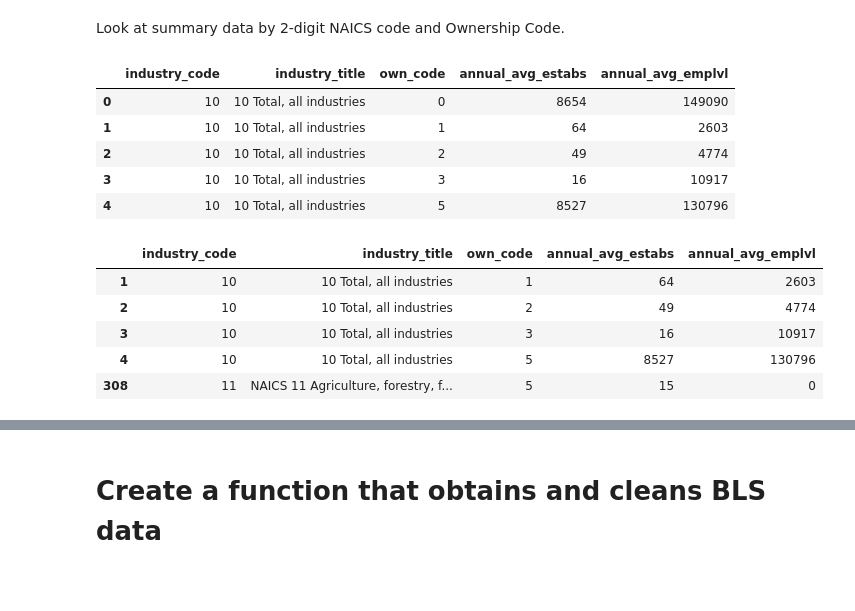
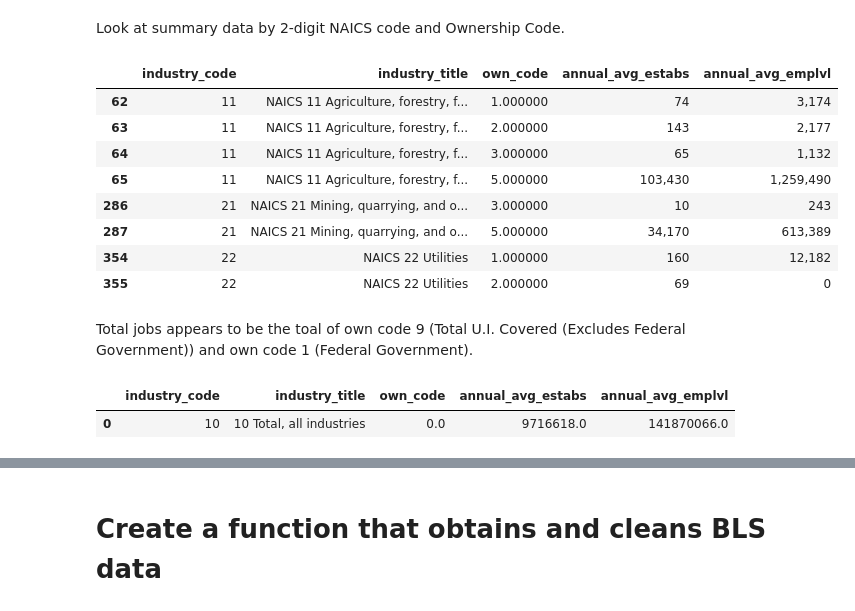
Before and after one commit to npr99/PlanningMethods, a Jupyter notebook: Location_Quotient_Using_BLS_QCEW.ipynb, the cells around one changed output, grey strips where cells are left out. Cells and saved outputs as stored; diff of their text form; code cells hidden in the pictures; blank space fills up the shorter version.

Commit message:
fixed issue with total jobs

```diff
--- a/Location_Quotient_Using_BLS_QCEW.ipynb
+++ b/Location_Quotient_Using_BLS_QCEW.ipynb
@@ -70,7 +70,7 @@ area_title
 # %% [output]
 'Chatham County, Georgia'
 # %%
-blsqcew = pd.read_csv('http://data.bls.gov/cew/data/api/2016/a/area/13051.csv')
+blsqcew = pd.read_csv('http://data.bls.gov/cew/data/api/2016/a/area/US000.csv')
 blsqcew.head()
 # %% [output]
 |  | area_fips | own_code | industry_code | agglvl_code | size_code | year | qtr | disclosure_code | ... |
@@ -136,7 +139,7 @@ blsqcew_titles = pd.merge(left = industry_titles_df,
                           right = blsqcew,
                           left_on = 'industry_code',
                           right_on = 'industry_code',
-                          how = 'right')
+                          how = 'outer')
 blsqcew_titles.head()
 # %% [output]
 |  | industry_code | industry_title | area_fips | own_code | agglvl_code | size_code | year | qtr | ... |
@@ -185,0 +202,11 @@ blsqcew_titles[['industry_title','annual_avg_estabs','annual_avg_emplvl','lq_ann
+# %%
+blsqcew_titles.loc[:,'NAICS digits'] = 0
+blsqcew_titles.loc[(blsqcew_titles['industry_code'].str.len()==2) |
+    (blsqcew_titles['industry_code'].str.contains("-")),'NAICS digits'] = 2
+blsqcew_titles.loc[(blsqcew_titles['industry_code'].str.len()==3),'NAICS digits'] = 3
+blsqcew_titles.loc[(blsqcew_titles['industry_code'].str.len()==4),'NAICS digits'] = 4
+blsqcew_titles.loc[(blsqcew_titles['industry_code'].str.len()==5),'NAICS digits'] = 5
+blsqcew_titles.loc[(blsqcew_titles['industry_code'].str.len()==6),'NAICS digits'] = 6
+blsqcew_titles.loc[(blsqcew_titles['industry_code'].str.startswith('10')),'NAICS digits'] = 0
+blsqcew_titles.\
+pivot_table(values='annual_avg_emplvl',index = 'NAICS digits',aggfunc=np.sum)
@@ -187,27 +234,29 @@ blsqcew_titles[['industry_title','annual_avg_estabs','annual_avg_emplvl','lq_ann
 Look at summary data by 2-digit NAICS code and Ownership Code.
 # %%
 blsqcew_2digit = blsqcew_titles[['industry_code','industry_title','own_code','annual_avg_estabs','annual_avg_emplvl']].\
-loc[(blsqcew_titles['industry_code'].str.len()==2) |
-    (blsqcew_titles['industry_code'].str.contains("-"))].sort_values(by=['industry_code','own_code'])
-blsqcew_2digit.head()
+loc[(blsqcew_titles['NAICS digits']==2)].sort_values(by=['industry_code','own_code'])
+varformat = {('annual_avg_emplvl'): "{:,.0f}", ('annual_avg_estabs'):"{:,.0f}"}
+blsqcew_2digit.head(8).style\
+     .format(varformat)
 # %% [output]
 |  | industry_code | industry_title | own_code | annual_avg_estabs | annual_avg_emplvl |
-| 0 | 10 | 10 Total, all industries | 0 | 8654 | 149090 |
-| 1 | 10 | 10 Total, all industries | 1 | 64 | 2603 |
-| 2 | 10 | 10 Total, all industries | 2 | 49 | 4774 |
-| 3 | 10 | 10 Total, all industries | 3 | 16 | 10917 |
-| 4 | 10 | 10 Total, all industries | 5 | 8527 | 130796 |
+| 62 | 11 | NAICS 11 Agriculture, forestry, f... | 1.000000 | 74 | 3,174 |
+| 63 | 11 | NAICS 11 Agriculture, forestry, f... | 2.000000 | 143 | 2,177 |
+| 64 | 11 | NAICS 11 Agriculture, forestry, f... | 3.000000 | 65 | 1,132 |
+| 65 | 11 | NAICS 11 Agriculture, forestry, f... | 5.000000 | 103,430 | 1,259,490 |
+| 286 | 21 | NAICS 21 Mining, quarrying, and o... | 3.000000 | 10 | 243 |
+| 287 | 21 | NAICS 21 Mining, quarrying, and o... | 5.000000 | 34,170 | 613,389 |
+| 354 | 22 | NAICS 22 Utilities | 1.000000 | 160 | 12,182 |
+| 355 | 22 | NAICS 22 Utilities | 2.000000 | 69 | 0 |
+# %% [markdown]
+Total jobs appears to be the toal of own code 9 (Total U.I. Covered (Excludes Federal Government)) and own code 1 (Federal Government).
 # %%
 #  Need to drop total covered - own_code == 0 - leads to double counting
-blsqcew_2digit = blsqcew_2digit.loc[(blsqcew['own_code'] !=0)]
-blsqcew_2digit.head()
+blsqcew_totalcovered = blsqcew_titles[['industry_code','industry_title','own_code','annual_avg_estabs','annual_avg_emplvl']].loc[(blsqcew_titles['own_code'] ==0)]
+blsqcew_totalcovered.head()
 # %% [output]
 |  | industry_code | industry_title | own_code | annual_avg_estabs | annual_avg_emplvl |
-| 1 | 10 | 10 Total, all industries | 1 | 64 | 2603 |
-| 2 | 10 | 10 Total, all industries | 2 | 49 | 4774 |
-| 3 | 10 | 10 Total, all industries | 3 | 16 | 10917 |
-| 4 | 10 | 10 Total, all industries | 5 | 8527 | 130796 |
-| 308 | 11 | NAICS 11 Agriculture, forestry, f... | 5 | 15 | 0 |
+| 0 | 10 | 10 Total, all industries | 0.0 | 9716618.0 | 141870066.0 |
 # %%
 # Replace Industry code for NAICS 92 to get levels of government
 blsqcew_2digit.loc[(blsqcew_2digit['industry_code'] =='92')]
```
Also changed, not shown: parts of 17 cells of this notebook.
